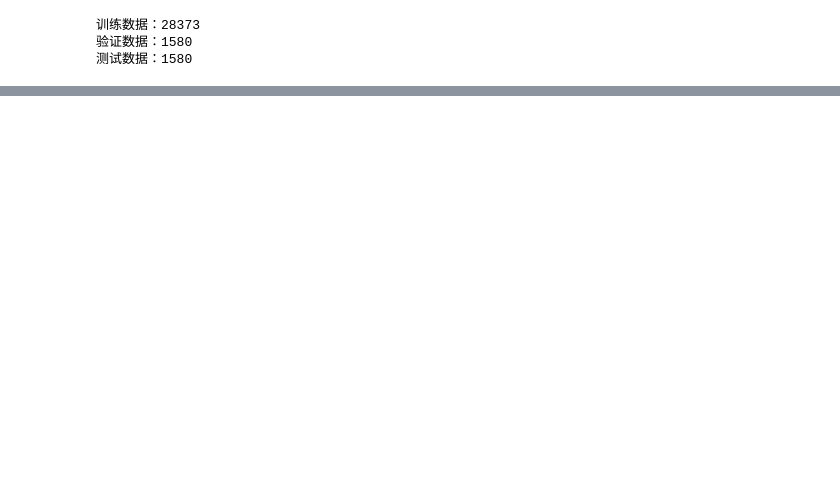
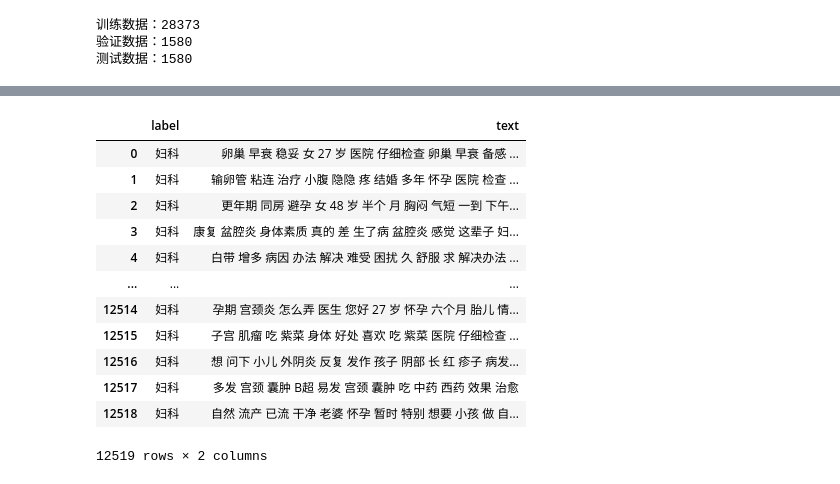
Before and after one commit to yangyuxiang1996/NLP_Text_Classification_for_Intelligent_Triage, a Jupyter notebook: data.ipynb, the cells around one changed output, grey strips where cells are left out. Cells and saved outputs as stored; diff of their text form; code cells hidden in the pictures; blank space fills up the shorter version.

```diff
--- a/data.ipynb
+++ b/data.ipynb
@@ -114,0 +211,38 @@ data_to_csv(config.test_raw_file)
+# %%
+import numpy as np
+import pandas as pd
+with open('file/Chinese-medical-dialogue-data/Data_数据/OAGD_妇产科/妇产科6-28000.csv', mode="r", encoding="gbk", errors='ignore') as f:
+    labels = []
+    asklist = []
+    i = 0
+    lines = f.readlines()[:50000]
+    np.random.shuffle(lines)
+    for i, lin in enumerate(lines):
+        if i==0:
+            continue
+        if i > 15000:
+            break
+        lin = lin.split(',')
+        if len(lin) == 4:
+            if len(lin[1]+','+lin[2])<=128:
+                labels.append(lin[0])
+                asklist.append(lin[1]+','+lin[2])
+
+asklist = [" ".join([word for word in jieba.cut(sentence) if word not in stopwords]) for sentence in asklist]
+buchong2 = pd.DataFrame(zip(labels, asklist), columns=['label', 'text'])
+buchong2['label'] = buchong2['label'].apply(lambda x: "妇科")
+buchong2
+# %% [output]
+|  | label | text |
+| 0 | 妇科 | 卵巢 早衰 稳妥 女 27 岁 医院 仔细检查 卵巢 早衰 备感 ... |
+| 1 | 妇科 | 输卵管 粘连 治疗 小腹 隐隐 疼 结婚 多年 怀孕 医院 检查 ... |
+| 2 | 妇科 | 更年期 同房 避孕 女 48 岁 半个 月 胸闷 气短 一到 下午... |
+| 3 | 妇科 | 康复 盆腔炎 身体素质 真的 差 生了病 盆腔炎 感觉 这辈子 妇... |
+| 4 | 妇科 | 白带 增多 病因 办法 解决 难受 困扰 久 舒服 求 解决办法 ... |
+| ... | ... | ... |
+| 12514 | 妇科 | 孕期 宫颈炎 怎么弄 医生 您好 27 岁 怀孕 六个月 胎儿 情... |
+| 12515 | 妇科 | 子宫 肌瘤 吃 紫菜 身体 好处 喜欢 吃 紫菜 医院 仔细检查 ... |
+| 12516 | 妇科 | 想 问下 小儿 外阴炎 反复 发作 孩子 阴部 长 红 疹子 病发... |
+| 12517 | 妇科 | 多发 宫颈 囊肿 B超 易发 宫颈 囊肿 吃 中药 西药 效果 治愈 |
+| 12518 | 妇科 | 自然 流产 已流 干净 老婆 怀孕 暂时 特别 想要 小孩 做 自... |
+12519 rows × 2 columns
```
Also changed, not shown: parts of 21 cells of this notebook, 42 other files.
